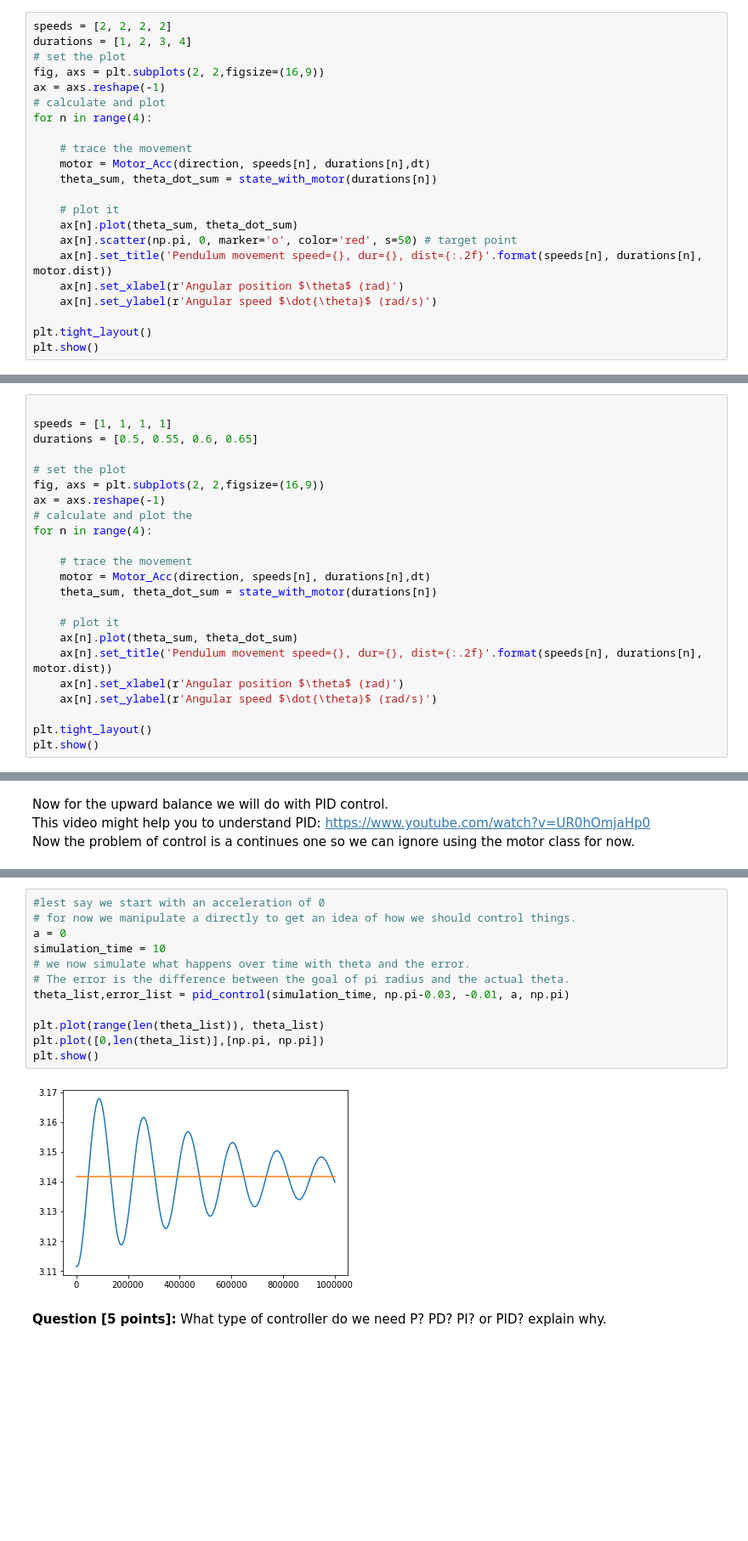
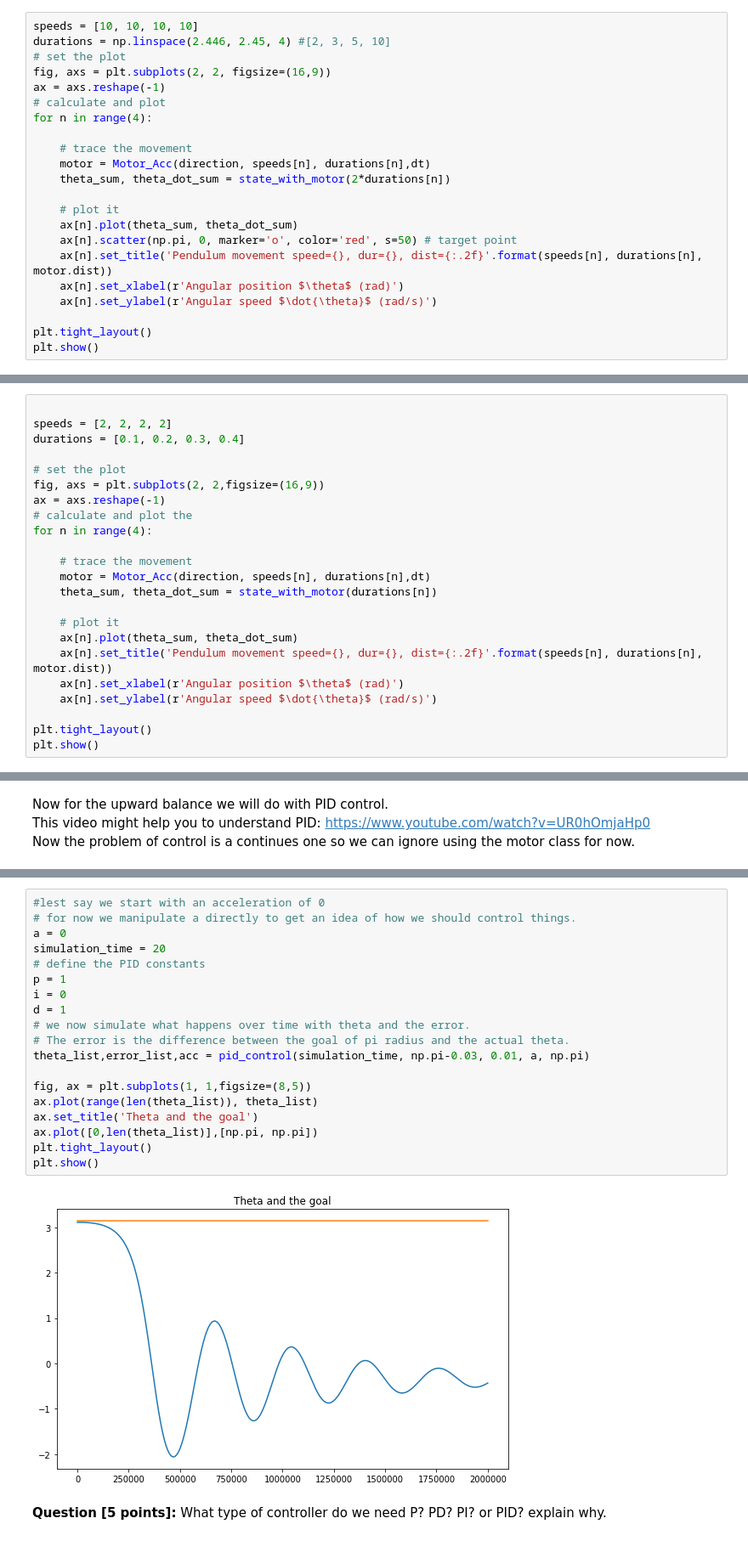
Before and after one commit to mitsyprada/Pendulum-project, a Jupyter notebook: Smart_Systems_Lab_3_answers.ipynb, the cells around one changed output, grey strips where cells are left out. Shown at 85% size. Saved outputs shown, nothing was run; the diff lists cells and outputs as text; blank space fills up the shorter version.

Commit message:
PD Control

```diff
--- a/Smart_Systems_Lab_3_answers.ipynb
+++ b/Smart_Systems_Lab_3_answers.ipynb
@@ -618,17 +618,17 @@ plt.show()
 # %% [output]
 [figure]
 # %%
-speeds = [2, 2, 2, 2]
-durations = [1, 2, 3, 4]
+speeds = [10, 10, 10, 10]
+durations = np.linspace(2.446, 2.45, 4) #[2, 3, 5, 10]
 # set the plot
-fig, axs = plt.subplots(2, 2,figsize=(16,9))
+fig, axs = plt.subplots(2, 2, figsize=(16,9))
 ax = axs.reshape(-1)
 # calculate and plot
 for n in range(4):
 
     # trace the movement
     motor = Motor_Acc(direction, speeds[n], durations[n],dt)
-    theta_sum, theta_dot_sum = state_with_motor(durations[n])
+    theta_sum, theta_dot_sum = state_with_motor(2*durations[n])
 
     # plot it
     ax[n].plot(theta_sum, theta_dot_sum)
@@ -695,8 +695,8 @@ plt.show()
 [figure]
 # %%
 
-speeds = [1, 1, 1, 1]
-durations = [0.5, 0.55, 0.6, 0.65]
+speeds = [2, 2, 2, 2]
+durations = [0.1, 0.2, 0.3, 0.4]
 
 # set the plot
 fig, axs = plt.subplots(2, 2,figsize=(16,9))
@@ -870,16 +887,23 @@ def pid_control(t, THETA_0,THETA_DOT_0, a, goal):
 # %%
 #lest say we start with an acceleration of 0
 # for now we manipulate a directly to get an idea of how we should control things.
 a = 0
-simulation_time = 10
+simulation_time = 20
+# define the PID constants
+p = 1
+i = 0
+d = 1
 # we now simulate what happens over time with theta and the error.
 # The error is the difference between the goal of pi radius and the actual theta.
-theta_list,error_list = pid_control(simulation_time, np.pi-0.03, -0.01, a, np.pi)
+theta_list,error_list,acc = pid_control(simulation_time, np.pi-0.03, 0.01, a, np.pi)
 
-plt.plot(range(len(theta_list)), theta_list)
-plt.plot([0,len(theta_list)],[np.pi, np.pi])
+fig, ax = plt.subplots(1, 1,figsize=(8,5))
+ax.plot(range(len(theta_list)), theta_list)
+ax.set_title('Theta and the goal')
+ax.plot([0,len(theta_list)],[np.pi, np.pi])
+plt.tight_layout()
 plt.show()
 # %% [output]
-[figure, old version]
+[figure, new version]
 # %% [markdown]
 **Question [5 points]:** What type of controller do we need P? PD? PI? or PID? explain why.
```
Also changed, not shown: parts of 31 cells of this notebook.
